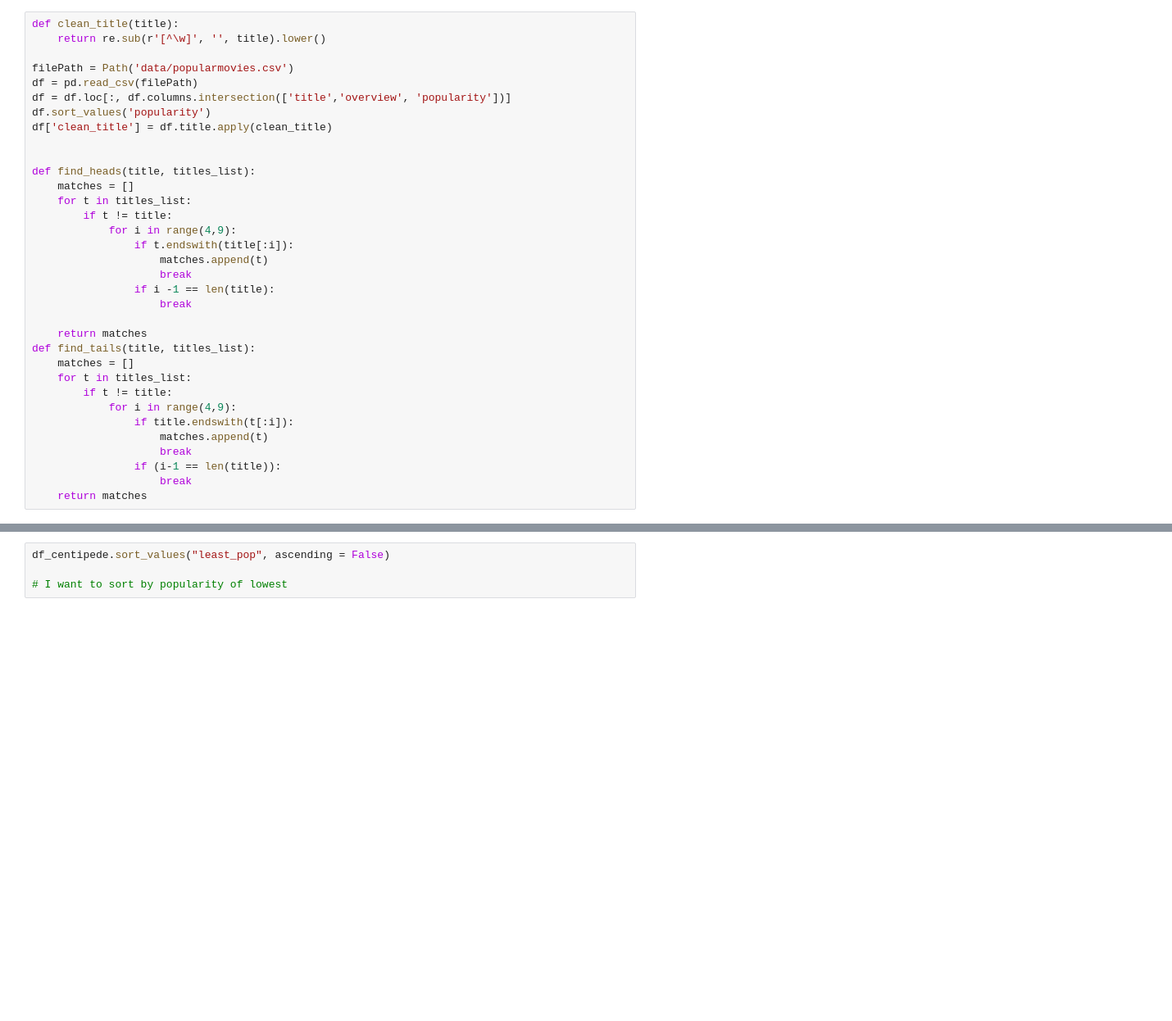
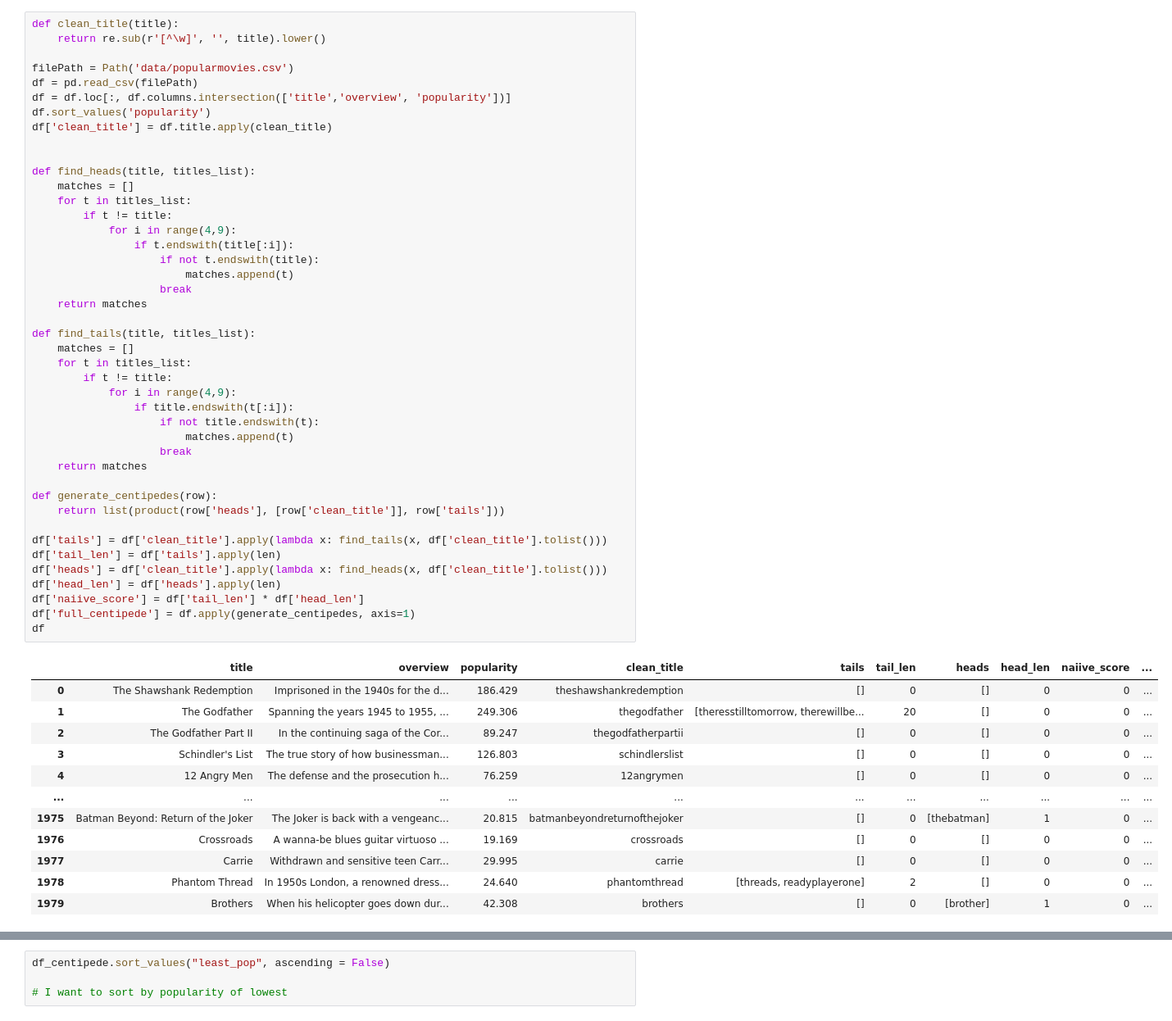
Before and after one commit to RSkorina/movieCentipede, a Jupyter notebook: MovieCentipede.ipynb, the cells around one changed output, grey strips where cells are left out. Shown: that part at 82% size. Drawn from its saved outputs; the diff is of its cells as text; blank space fills up the shorter version.

```diff
--- a/MovieCentipede.ipynb
+++ b/MovieCentipede.ipynb
@@ -28,34 +12,56 @@ import re
 # %%
 def clean_title(title):
     return re.sub(r'[^\w]', '', title).lower()
 
 filePath = Path('data/popularmovies.csv')
 df = pd.read_csv(filePath)
 df = df.loc[:, df.columns.intersection(['title','overview', 'popularity'])]
 df.sort_values('popularity')
 df['clean_title'] = df.title.apply(clean_title)
 
 
 def find_heads(title, titles_list):
     matches = []
     for t in titles_list:
         if t != title:
             for i in range(4,9):
                 if t.endswith(title[:i]):
-                    matches.append(t)
+                    if not t.endswith(title):
+                        matches.append(t)
                     break
-                if i -1 == len(title):
-                    break
+    return matches
 
-    return matches
 def find_tails(title, titles_list):
     matches = []
     for t in titles_list:
         if t != title:
             for i in range(4,9):
                 if title.endswith(t[:i]):
-                    matches.append(t)
-                    break
-                if (i-1 == len(title)):
+                    if not title.endswith(t):
+                        matches.append(t)
                     break
     return matches
+
+def generate_centipedes(row):
+    return list(product(row['heads'], [row['clean_title']], row['tails']))
+
+df['tails'] = df['clean_title'].apply(lambda x: find_tails(x, df['clean_title'].tolist()))
+df['tail_len'] = df['tails'].apply(len)
+df['heads'] = df['clean_title'].apply(lambda x: find_heads(x, df['clean_title'].tolist()))
+df['head_len'] = df['heads'].apply(len)
+df['naiive_score'] = df['tail_len'] * df['head_len']
+df['full_centipede'] = df.apply(generate_centipedes, axis=1)
+df
+# %% [output]
+|  | title | overview | popularity | clean_title | tails | tail_len | heads | head_len | naiive_score | ... |
+| 0 | The Shawshank Redemption | Imprisoned in the 1940s for the d... | 186.429 | theshawshankredemption | [] | 0 | [] | 0 | 0 | ... |
+| 1 | The Godfather | Spanning the years 1945 to 1955, ... | 249.306 | thegodfather | [theresstilltomorrow, therewillbe... | 20 | [] | 0 | 0 | ... |
+| 2 | The Godfather Part II | In the continuing saga of the Cor... | 89.247 | thegodfatherpartii | [] | 0 | [] | 0 | 0 | ... |
+| 3 | Schindler's List | The true story of how businessman... | 126.803 | schindlerslist | [] | 0 | [] | 0 | 0 | ... |
+| 4 | 12 Angry Men | The defense and the prosecution h... | 76.259 | 12angrymen | [] | 0 | [] | 0 | 0 | ... |
+| ... | ... | ... | ... | ... | ... | ... | ... | ... | ... | ... |
+| 1975 | Batman Beyond: Return of the Joker | The Joker is back with a vengeanc... | 20.815 | batmanbeyondreturnofthejoker | [] | 0 | [thebatman] | 1 | 0 | ... |
+| 1976 | Crossroads | A wanna-be blues guitar virtuoso ... | 19.169 | crossroads | [] | 0 | [] | 0 | 0 | ... |
+| 1977 | Carrie | Withdrawn and sensitive teen Carr... | 29.995 | carrie | [] | 0 | [] | 0 | 0 | ... |
+| 1978 | Phantom Thread | In 1950s London, a renowned dress... | 24.640 | phantomthread | [threads, readyplayerone] | 2 | [] | 0 | 0 | ... |
+| 1979 | Brothers | When his helicopter goes down dur... | 42.308 | brothers | [] | 0 | [brother] | 1 | 0 | ... |
```
Also changed, not shown: parts of 6 cells of this notebook.
